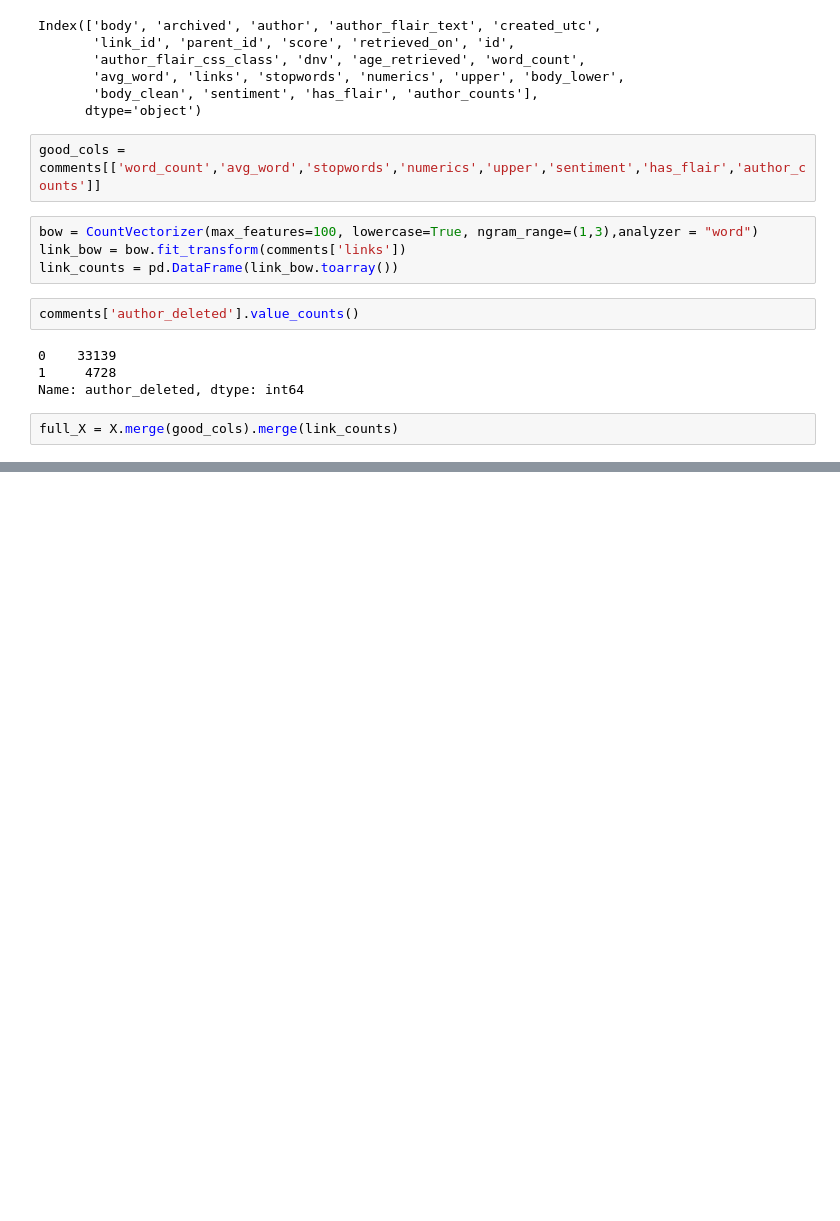
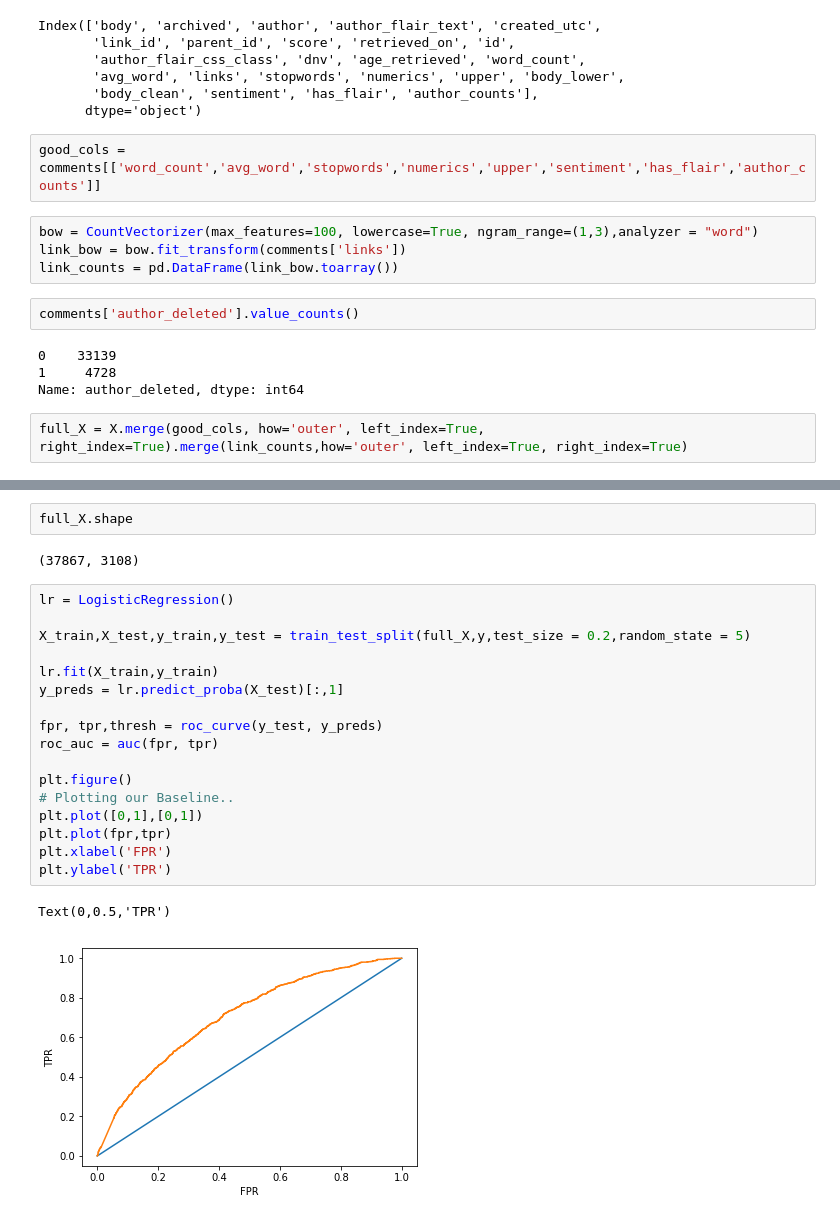
Before and after one commit to iamryanmurray/metis, a Jupyter notebook: 3-McNulty/initial_data_2014.ipynb, the cells around one changed output, grey strips where cells are left out. Cells and saved outputs as stored; diff of their text form; blank space fills up the shorter version.

```diff
--- a/3-McNulty/initial_data_2014.ipynb
+++ b/3-McNulty/initial_data_2014.ipynb
@@ -207,4 +207,4 @@ comments['author_deleted'].value_counts()
 1     4728
 Name: author_deleted, dtype: int64
 # %%
-full_X = X.merge(good_cols).merge(link_counts)
+full_X = X.merge(good_cols, how='outer', left_index=True, right_index=True).merge(link_counts,how='outer', left_index=True, right_index=True)
@@ -233,0 +211,24 @@ comments
+# %%
+full_X.shape
+# %% [output]
+(37867, 3108)
+# %%
+lr = LogisticRegression()
+
+X_train,X_test,y_train,y_test = train_test_split(full_X,y,test_size = 0.2,random_state = 5)
+
+lr.fit(X_train,y_train)
+y_preds = lr.predict_proba(X_test)[:,1]
+
+fpr, tpr,thresh = roc_curve(y_test, y_preds)
+roc_auc = auc(fpr, tpr)
+
+plt.figure()
+# Plotting our Baseline..
+plt.plot([0,1],[0,1])
+plt.plot(fpr,tpr)
+plt.xlabel('FPR')
+plt.ylabel('TPR')
+# %% [output]
+Text(0,0.5,'TPR')
+[figure, added]
```
Also changed, not shown: parts of 2 cells of this notebook.
